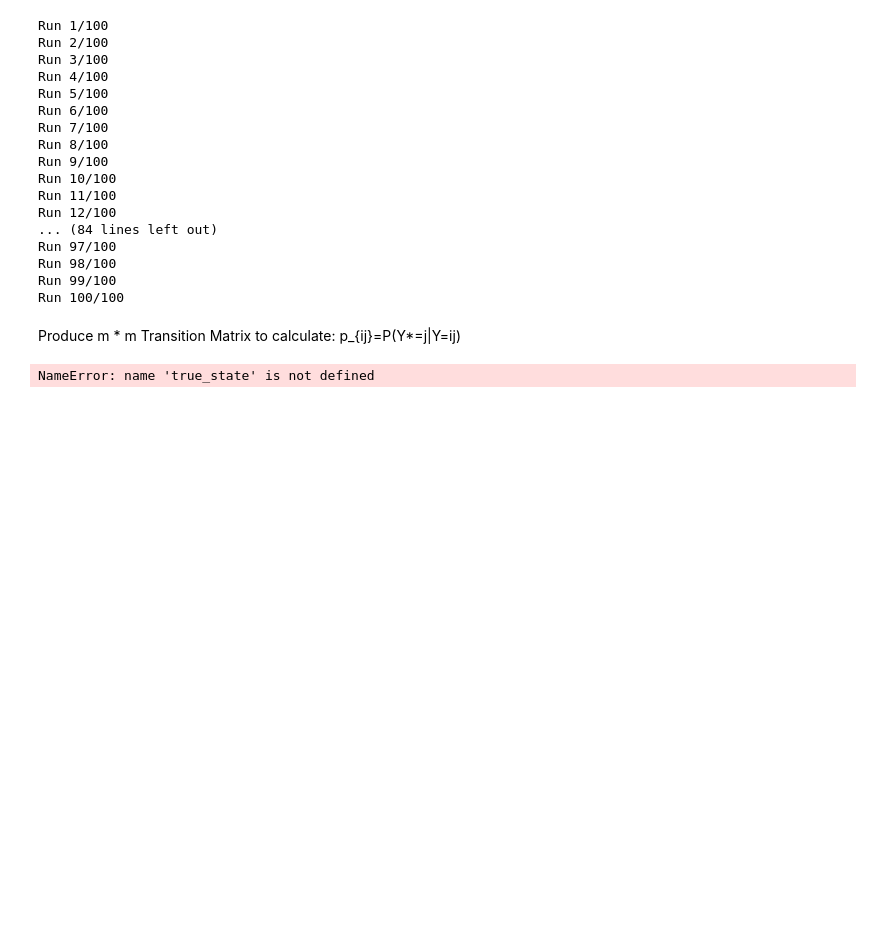
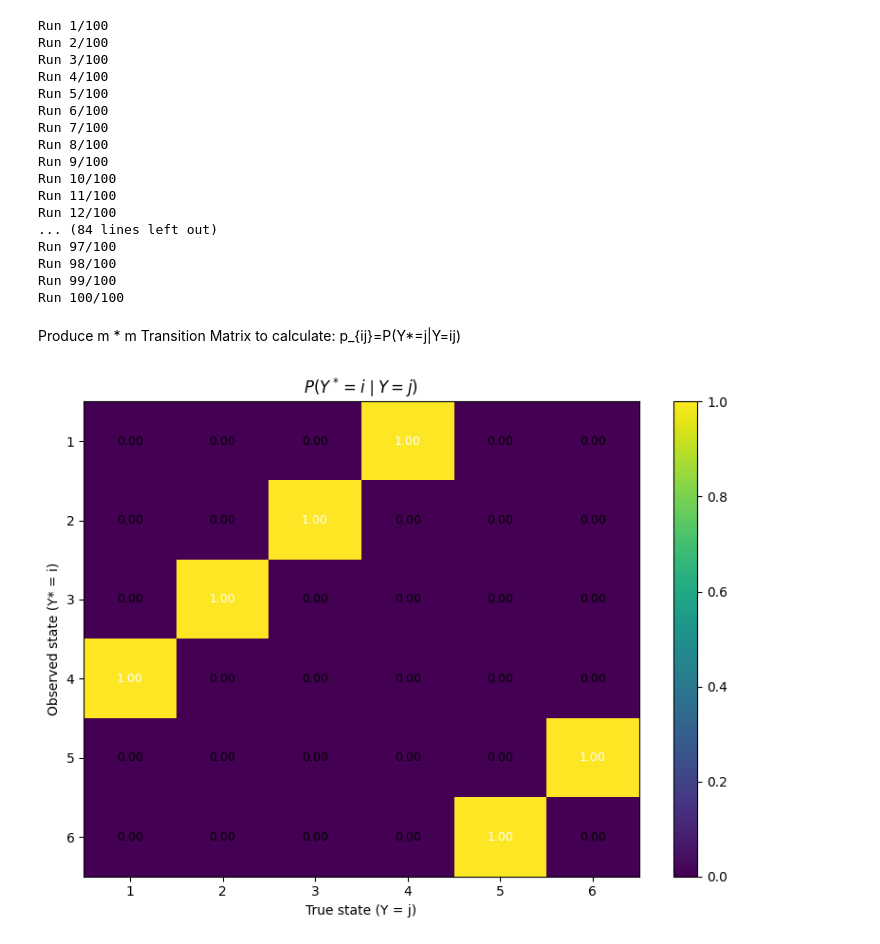
Before and after one commit to TaylorDesilets/Neural-Markov-Models-Version-2, a Jupyter notebook: Jupyter-NeuralMarkovModels.ipynb, the cells around one changed output. Saved outputs shown, nothing was run; the diff lists cells and outputs as text; code cells hidden in the pictures; blank space fills up the shorter version.

```diff
--- a/Jupyter-NeuralMarkovModels.ipynb
+++ b/Jupyter-NeuralMarkovModels.ipynb
@@ -553,26 +551,66 @@ Run 100/100
 Produce m * m Transition Matrix to calculate: p_{ij}=P(Y*=j|Y=ij)
 # %%
 import numpy as np
-
+import matplotlib.pyplot as plt
 mapping = {
     1:4,
     2:3,
     3:2,
     4:1,
     5:6,
     6:5
 }
 
 Y_star = np.array([
     mapping[y]
     for y in true_state
 ])
 
 perfect_probs = np.eye(6)[Y_star - 1]
 
 P_test = compute_observation_matrix(
     true_state,
     perfect_probs
 )
+
+
+plt.figure(figsize=(8,6))
+
+im = plt.imshow(
+    P_test,
+    aspect='auto'
+)
+
+# colorbar
+plt.colorbar(im)
+
+# labels
+labels = ["1", "2", "3", "4", "5", "6"]
+
+plt.xticks(range(6), labels)
+plt.yticks(range(6), labels)
+
+# axis titles
+plt.xlabel("True state (Y = j)")
+plt.ylabel("Observed state (Y* = i)")
+
+# plot title
+plt.title(r"$P(Y^* = i \mid Y = j)$")
+
+# optional: print values inside cells
+for i in range(6):
+    for j in range(6):
+        plt.text(
+            j,
+            i,
+            f"{P_test[i,j]:.2f}",
+            ha='center',
+            va='center',
+            fontsize=9,
+            color='white' if P_test[i,j] > 0.5 else 'black'
+        )
+
+plt.tight_layout()
+plt.show()
 # %% [output]
-NameError: name 'true_state' is not defined
+[figure, added]
```
Also changed, not shown: parts of 2 cells of this notebook.
